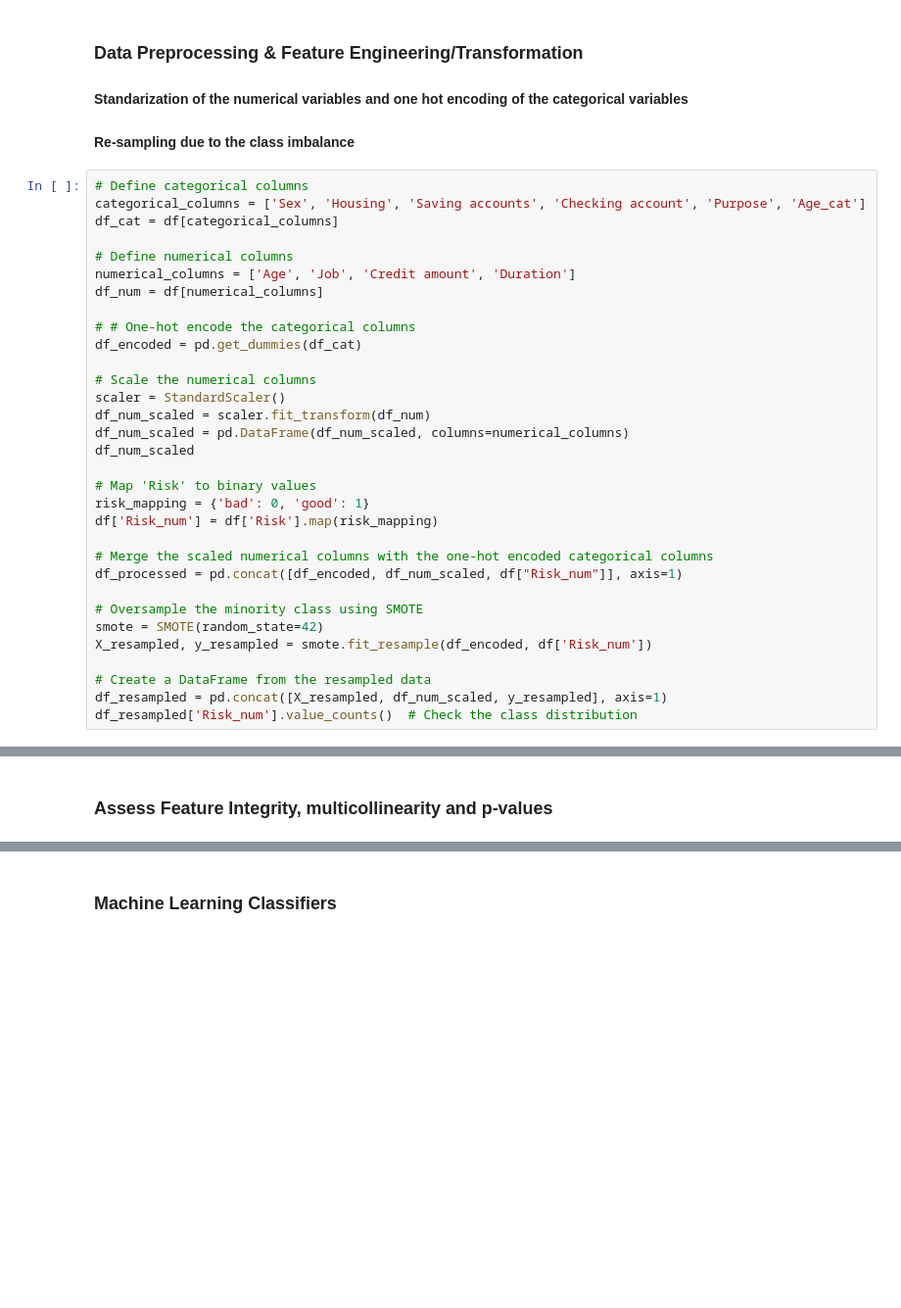
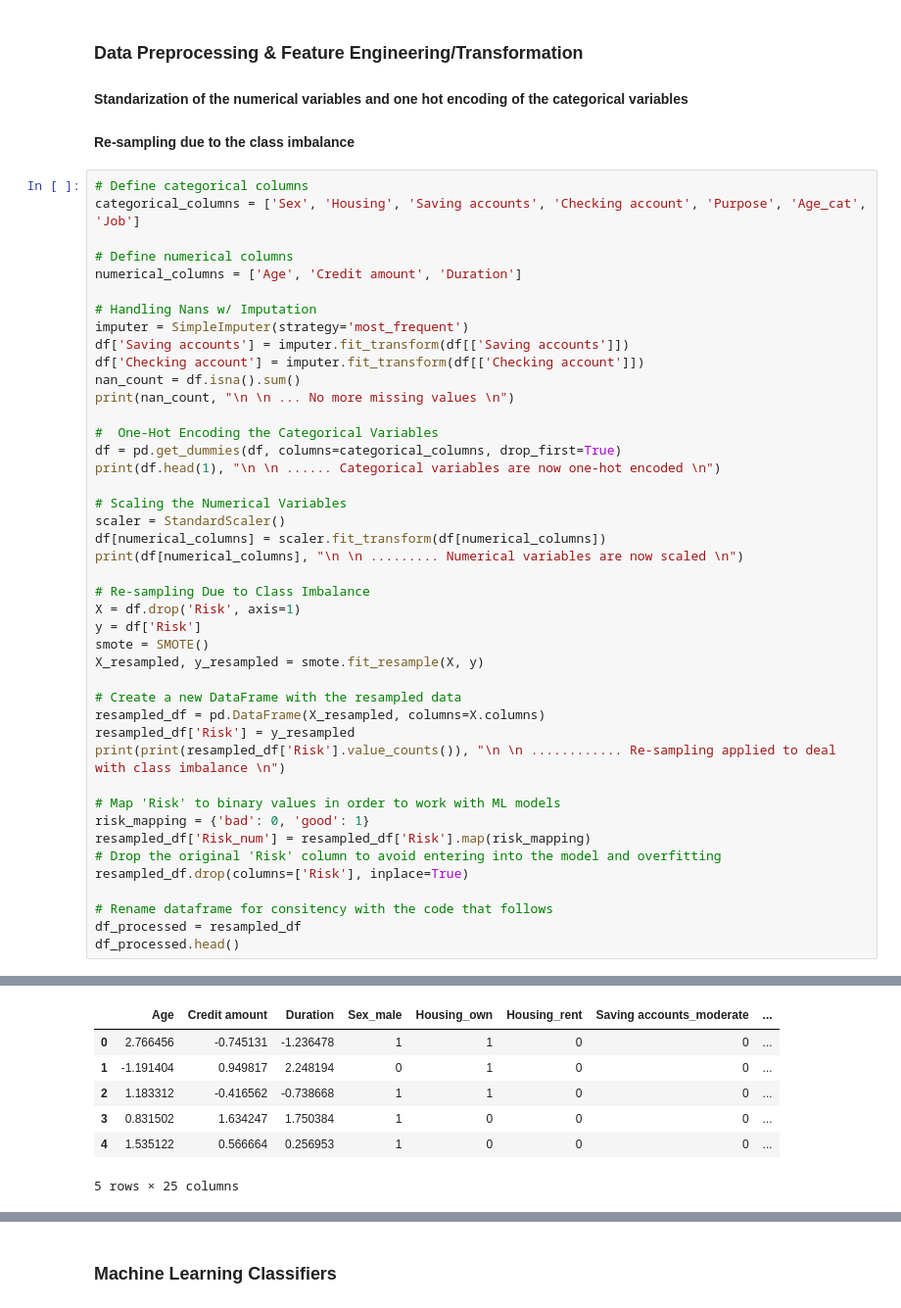
Before and after one commit to trevsauer/ADS-505_Final_Project_Team4, a Jupyter notebook: German_Credit_Risk_EDA.ipynb, the cells around one changed output, grey strips where cells are left out. Shown at 98% size. Cells and saved outputs as stored; diff of their text form; blank space fills up the shorter version.

```diff
--- a/German_Credit_Risk_EDA.ipynb
+++ b/German_Credit_Risk_EDA.ipynb
@@ -227,34 +227,45 @@ plt.show()
 #### Re-sampling due to the class imbalance
 # %%
 # Define categorical columns
-categorical_columns = ['Sex', 'Housing', 'Saving accounts', 'Checking account', 'Purpose', 'Age_cat']
-df_cat = df[categorical_columns]
+categorical_columns = ['Sex', 'Housing', 'Saving accounts', 'Checking account', 'Purpose', 'Age_cat', 'Job']
 
 # Define numerical columns
-numerical_columns = ['Age', 'Job', 'Credit amount', 'Duration']
-df_num = df[numerical_columns]
+numerical_columns = ['Age', 'Credit amount', 'Duration']
 
-# # One-hot encode the categorical columns
-df_encoded = pd.get_dummies(df_cat)
+# Handling Nans w/ Imputation
+imputer = SimpleImputer(strategy='most_frequent')
+df['Saving accounts'] = imputer.fit_transform(df[['Saving accounts']])
+df['Checking account'] = imputer.fit_transform(df[['Checking account']])
+nan_count = df.isna().sum()
+print(nan_count, "\n \n ... No more missing values \n")
 
-# Scale the numerical columns
+#  One-Hot Encoding the Categorical Variables
+df = pd.get_dummies(df, columns=categorical_columns, drop_first=True)
+print(df.head(1), "\n \n ...... Categorical variables are now one-hot encoded \n")
+
+# Scaling the Numerical Variables
 scaler = StandardScaler()
-df_num_scaled = scaler.fit_transform(df_num)
-df_num_scaled = pd.DataFrame(df_num_scaled, columns=numerical_columns)
-df_num_scaled
+df[numerical_columns] = scaler.fit_transform(df[numerical_columns])
+print(df[numerical_columns], "\n \n ......... Numerical variables are now scaled \n")
 
-# Map 'Risk' to binary values
+# Re-sampling Due to Class Imbalance
+X = df.drop('Risk', axis=1)
+y = df['Risk']
+smote = SMOTE()
+X_resampled, y_resampled = smote.fit_resample(X, y)
+
+# Create a new DataFrame with the resampled data
+resampled_df = pd.DataFrame(X_resampled, columns=X.columns)
+resampled_df['Risk'] = y_resampled
+print(print(resampled_df['Risk'].value_counts()), "\n \n ............ Re-sampling applied to deal with class imbalance \n")
+
+# Map 'Risk' to binary values in order to work with ML models
 risk_mapping = {'bad': 0, 'good': 1}
-df['Risk_num'] = df['Risk'].map(risk_mapping)
+resampled_df['Risk_num'] = resampled_df['Risk'].map(risk_mapping)
+# Drop the original 'Risk' column to avoid entering into the model and overfitting
+resampled_df.drop(columns=['Risk'], inplace=True)
 
-# Merge the scaled numerical columns with the one-hot encoded categorical columns
-df_processed = pd.concat([df_encoded, df_num_scaled, df["Risk_num"]], axis=1)
-
-# Oversample the minority class using SMOTE
-smote = SMOTE(random_state=42)
-X_resampled, y_resampled = smote.fit_resample(df_encoded, df['Risk_num'])
-
-# Create a DataFrame from the resampled data
-df_resampled = pd.concat([X_resampled, df_num_scaled, y_resampled], axis=1)
-df_resampled['Risk_num'].value_counts()  # Check the class distribution
+# Rename dataframe for consitency with the code that follows
+df_processed = resampled_df
+df_processed.head()
 # %% [output]
@@ -264,2 +289,7 @@ Name: Risk_num, dtype: int64
+|  | Age | Credit amount | Duration | Sex_male | Housing_own | Housing_rent | Saving accounts_moderate | ... |
+| 0 | 2.766456 | -0.745131 | -1.236478 | 1 | 1 | 0 | 0 | ... |
+| 1 | -1.191404 | 0.949817 | 2.248194 | 0 | 1 | 0 | 0 | ... |
+| 2 | 1.183312 | -0.416562 | -0.738668 | 1 | 1 | 0 | 0 | ... |
+| 3 | 0.831502 | 1.634247 | 1.750384 | 1 | 0 | 0 | 0 | ... |
+| 4 | 1.535122 | 0.566664 | 0.256953 | 1 | 0 | 0 | 0 | ... |
+5 rows × 25 columns
-# %% [markdown]
-### Assess Feature Integrity, multicollinearity and p-values
```
Also changed, not shown: parts of 13 cells of this notebook, 11 other files.
